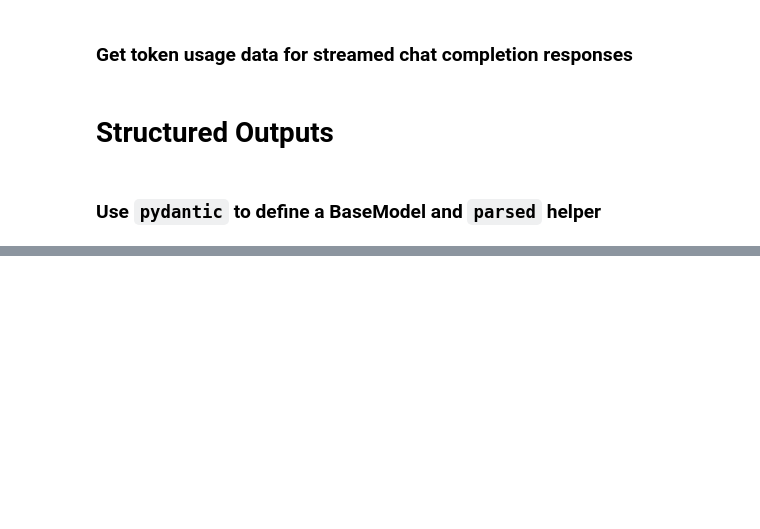
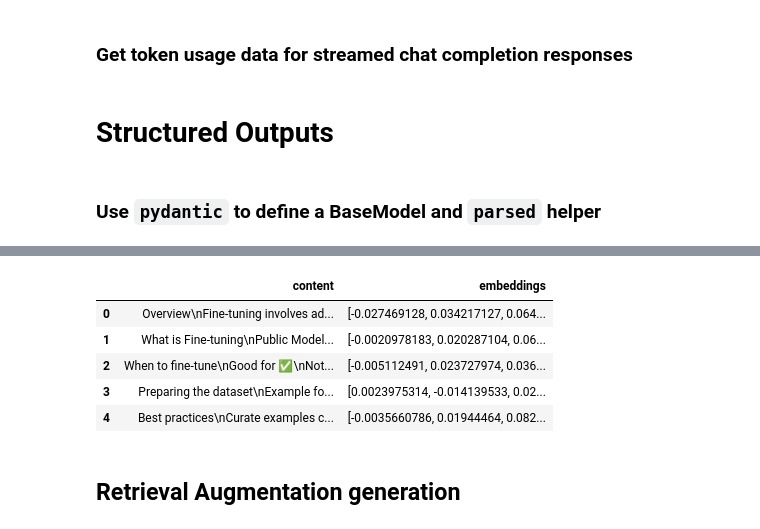
Before and after one commit to vishal84/llm_sandbox, a Jupyter notebook: openai_sandbox.ipynb, the cells around one changed output, grey strips where cells are left out. Drawn from its saved outputs; the diff is of its cells as text; code cells hidden in the pictures; blank space fills up the shorter version.

```diff
--- a/openai_sandbox.ipynb
+++ b/openai_sandbox.ipynb
@@ -226,0 +513,4 @@ display(Markdown(f"Final Answer: {result.final_answer}"))
+# %%
+for c in content:
+    print(c)
+    print("\n\n-------------------------------\n\n")
@@ -226,0 +627,9 @@ display(Markdown(f"Final Answer: {result.final_answer}"))
+# %%
+# Cleaning up content
+# Removing trailing spaces, additional line breaks, page numbers and references to the content being a slide
+clean_content = []
+for c in content:
+    text = c.replace(' \n', '').replace('\n\n', '\n').replace('\n\n\n', '\n').strip()
+    text = re.sub(r"(?<=\n)\d{1,2}", "", text)
+    text = re.sub(r"\b(?:the|this)\s*slide\s*\w+\b", "", text, flags=re.IGNORECASE)
+    clean_content.append(text)
@@ -226,0 +741,6 @@ display(Markdown(f"Final Answer: {result.final_answer}"))
+# %%
+# Creating the embeddings
+# We'll save to a csv file here for testing purposes but this is where you should load content in your vectorDB.
+df = pd.DataFrame(clean_content, columns=['content'])
+print(df.shape)
+df.head()
@@ -226,0 +755,20 @@ display(Markdown(f"Final Answer: {result.final_answer}"))
+# %%
+embeddings_model = "text-embedding-3-large"
+
+def get_embeddings(text):
+    embeddings = client.embeddings.create(
+      model="text-embedding-3-small",
+      input=text,
+      encoding_format="float"
+    )
+    return embeddings.data[0].embedding
+# %%
+df['embeddings'] = df['content'].apply(lambda x: get_embeddings(x))
+df.head()
+# %% [output]
+|  | content | embeddings |
+| 0 | Overview\nFine-tuning involves ad... | [-0.027469128, 0.034217127, 0.064... |
+| 1 | What is Fine-tuning\nPublic Model... | [-0.0020978183, 0.020287104, 0.06... |
+| 2 | When to ﬁne-tune\nGood for ✅\nNot... | [-0.005112491, 0.023727974, 0.036... |
+| 3 | Preparing the dataset\nExample fo... | [0.0023975314, -0.014139533, 0.02... |
+| 4 | Best practices\nCurate examples c... | [-0.0035660786, 0.01944464, 0.082... |
@@ -226,0 +783,2 @@ display(Markdown(f"Final Answer: {result.final_answer}"))
+# %% [markdown]
+## Retrieval Augmentation generation
```
Also changed, not shown: parts of 35 cells of this notebook.
